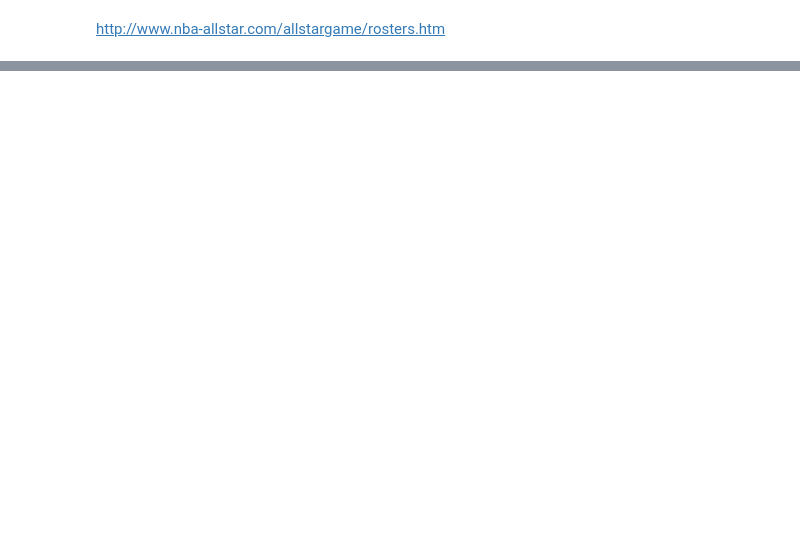
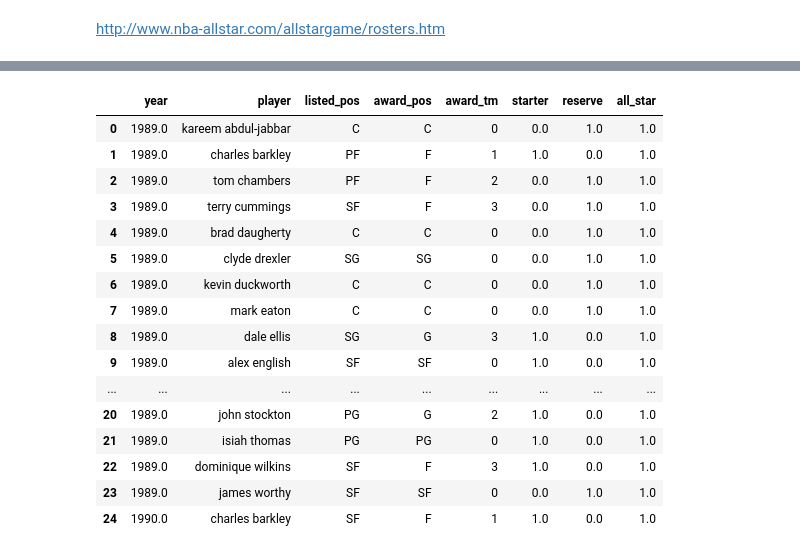
Before and after one commit to jquella/DSI_capstone, a Jupyter notebook: eda_v1.ipynb, the cells around one changed output, grey strips where cells are left out. Cells and saved outputs as stored; diff of their text form; code cells hidden in the pictures; blank space fills up the shorter version.

Commit message:
added data from scrapes and merges, ready to get into TTS, further EDA and modeling!

```diff
--- a/eda_v1.ipynb
+++ b/eda_v1.ipynb
@@ -731,0 +1076,4 @@ http://www.nba-allstar.com/allstargame/rosters.htm
+# %%
+# merged3.to_csv('./data/merged_v3.csv', index=False)
+merged = pd.read_csv('./data/merged_v3.csv')
+merged.head()
@@ -731,0 +1088,20 @@ http://www.nba-allstar.com/allstargame/rosters.htm
+# %%
+merged.loc[merged['all_star'] == 1, ['year', 'player', 'listed_pos', 'award_pos', 'award_tm', 'starter', 'reserve', 'all_star']].head(25)
+# %% [output]
+|  | year | player | listed_pos | award_pos | award_tm | starter | reserve | all_star |
+| 0 | 1989.0 | kareem abdul-jabbar | C | C | 0 | 0.0 | 1.0 | 1.0 |
+| 1 | 1989.0 | charles barkley | PF | F | 1 | 1.0 | 0.0 | 1.0 |
+| 2 | 1989.0 | tom chambers | PF | F | 2 | 0.0 | 1.0 | 1.0 |
+| 3 | 1989.0 | terry cummings | SF | F | 3 | 0.0 | 1.0 | 1.0 |
+| 4 | 1989.0 | brad daugherty | C | C | 0 | 0.0 | 1.0 | 1.0 |
+| 5 | 1989.0 | clyde drexler | SG | SG | 0 | 0.0 | 1.0 | 1.0 |
+| 6 | 1989.0 | kevin duckworth | C | C | 0 | 0.0 | 1.0 | 1.0 |
+| 7 | 1989.0 | mark eaton | C | C | 0 | 0.0 | 1.0 | 1.0 |
+| 8 | 1989.0 | dale ellis | SG | G | 3 | 1.0 | 0.0 | 1.0 |
+| 9 | 1989.0 | alex english | SF | SF | 0 | 1.0 | 0.0 | 1.0 |
+| ... | ... | ... | ... | ... | ... | ... | ... | ... |
+| 20 | 1989.0 | john stockton | PG | G | 2 | 1.0 | 0.0 | 1.0 |
+| 21 | 1989.0 | isiah thomas | PG | PG | 0 | 1.0 | 0.0 | 1.0 |
+| 22 | 1989.0 | dominique wilkins | SF | F | 3 | 1.0 | 0.0 | 1.0 |
+| 23 | 1989.0 | james worthy | SF | SF | 0 | 0.0 | 1.0 | 1.0 |
+| 24 | 1990.0 | charles barkley | SF | F | 1 | 1.0 | 0.0 | 1.0 |
```
Also changed, not shown: parts of 35 cells of this notebook, 4 other files.
